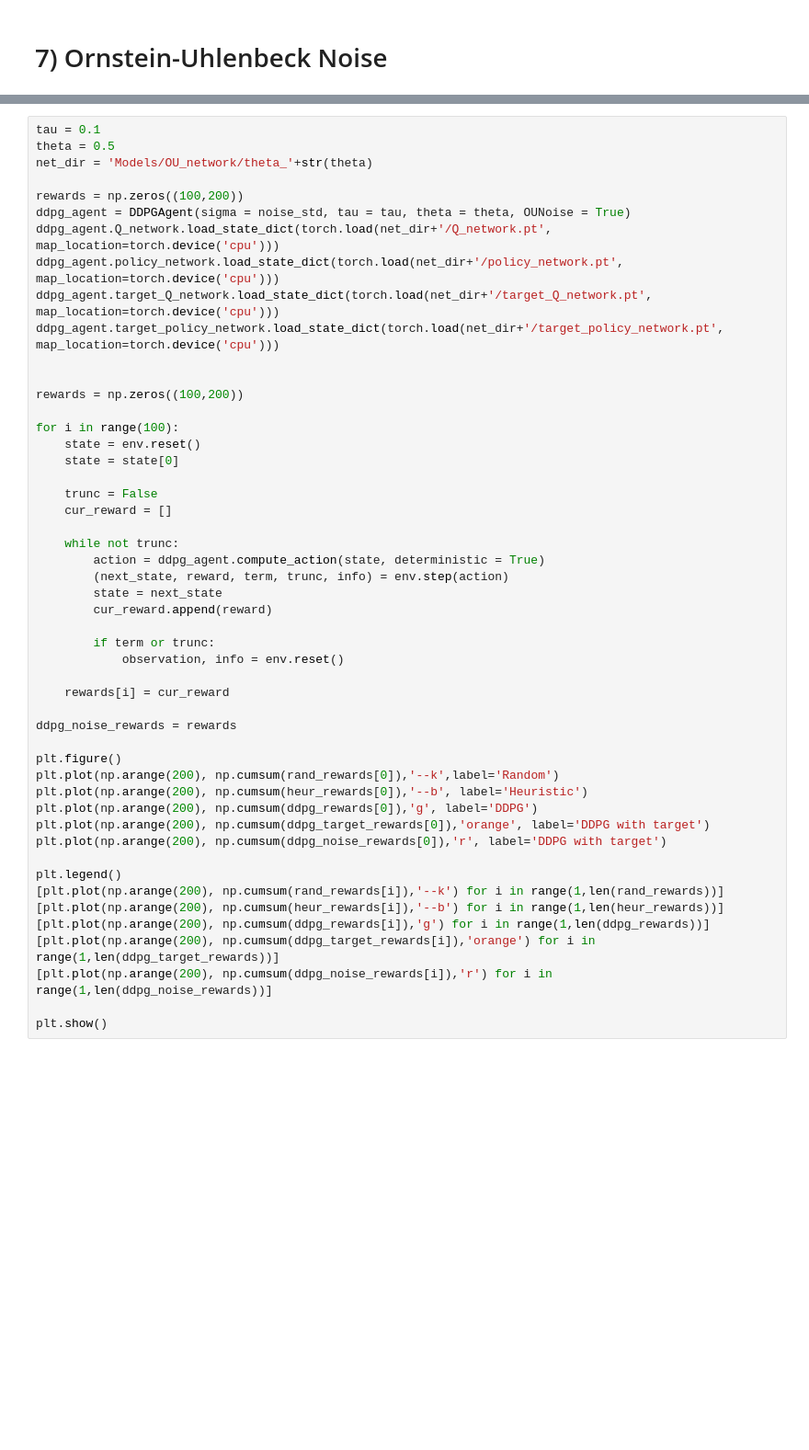
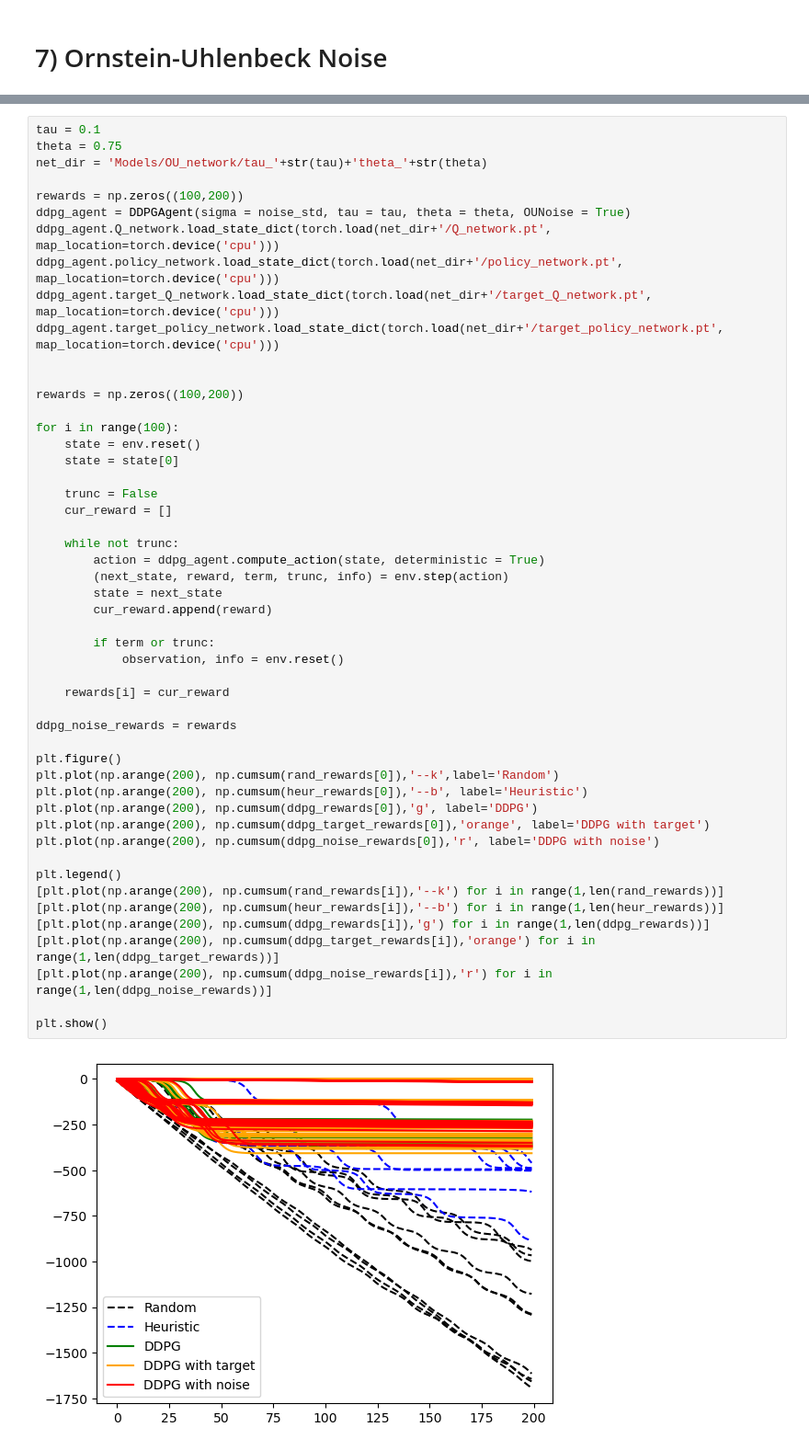
Before and after one commit to francpp/Deep_Deterministic_Policy_Gradient, a Jupyter notebook: DDPG.ipynb, the cells around one changed output, grey strips where cells are left out. Shown at 92% size. Saved outputs shown, nothing was run; the diff lists cells and outputs as text; blank space fills up the shorter version.

Commit message:
add simulations for OU noise

```diff
--- a/DDPG.ipynb
+++ b/DDPG.ipynb
@@ -794,7 +774,7 @@ plt.savefig(f'Plots/DDPG_training_OU_{len(history_Q)}.png')
 # %%
 tau = 0.1
-theta = 0.5
-net_dir = 'Models/OU_network/theta_'+str(theta)
+theta = 0.75
+net_dir = 'Models/OU_network/tau_'+str(tau)+'theta_'+str(theta)
 
 rewards = np.zeros((100,200))
 ddpg_agent = DDPGAgent(sigma = noise_std, tau = tau, theta = theta, OUNoise = True)
@@ -813,31 +793,33 @@ for i in range(100):
     trunc = False
     cur_reward = []
 
     while not trunc:
         action = ddpg_agent.compute_action(state, deterministic = True)
         (next_state, reward, term, trunc, info) = env.step(action)
         state = next_state
         cur_reward.append(reward)
 
         if term or trunc:
             observation, info = env.reset()
 
     rewards[i] = cur_reward
 
 ddpg_noise_rewards = rewards
 
 plt.figure()
 plt.plot(np.arange(200), np.cumsum(rand_rewards[0]),'--k',label='Random')
 plt.plot(np.arange(200), np.cumsum(heur_rewards[0]),'--b', label='Heuristic')
 plt.plot(np.arange(200), np.cumsum(ddpg_rewards[0]),'g', label='DDPG')
 plt.plot(np.arange(200), np.cumsum(ddpg_target_rewards[0]),'orange', label='DDPG with target')
-plt.plot(np.arange(200), np.cumsum(ddpg_noise_rewards[0]),'r', label='DDPG with target')
+plt.plot(np.arange(200), np.cumsum(ddpg_noise_rewards[0]),'r', label='DDPG with noise')
 
 plt.legend()
 [plt.plot(np.arange(200), np.cumsum(rand_rewards[i]),'--k') for i in range(1,len(rand_rewards))]
 [plt.plot(np.arange(200), np.cumsum(heur_rewards[i]),'--b') for i in range(1,len(heur_rewards))]
 [plt.plot(np.arange(200), np.cumsum(ddpg_rewards[i]),'g') for i in range(1,len(ddpg_rewards))]
 [plt.plot(np.arange(200), np.cumsum(ddpg_target_rewards[i]),'orange') for i in range(1,len(ddpg_target_rewards))]
 [plt.plot(np.arange(200), np.cumsum(ddpg_noise_rewards[i]),'r') for i in range(1,len(ddpg_noise_rewards))]
 
 plt.show()
+# %% [output]
+[figure, added]
```
Also changed, not shown: parts of 12 cells of this notebook, 42 other files.
